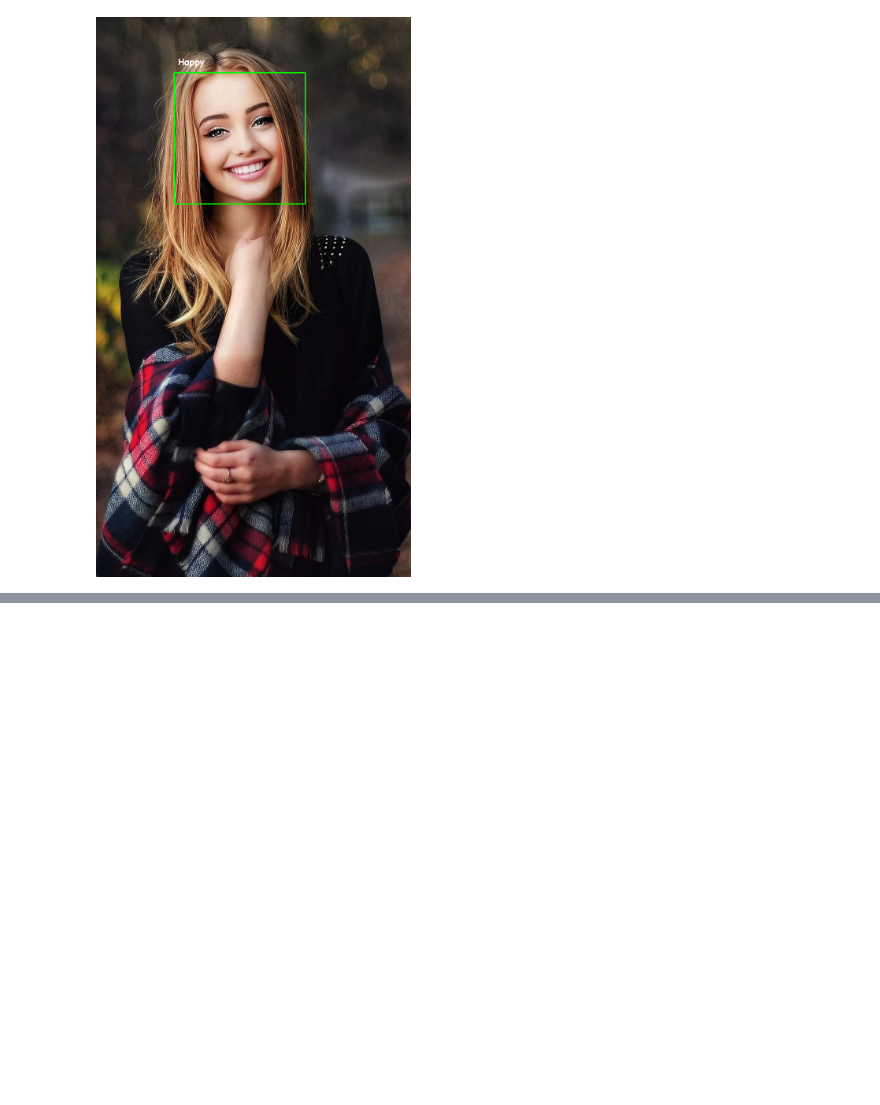
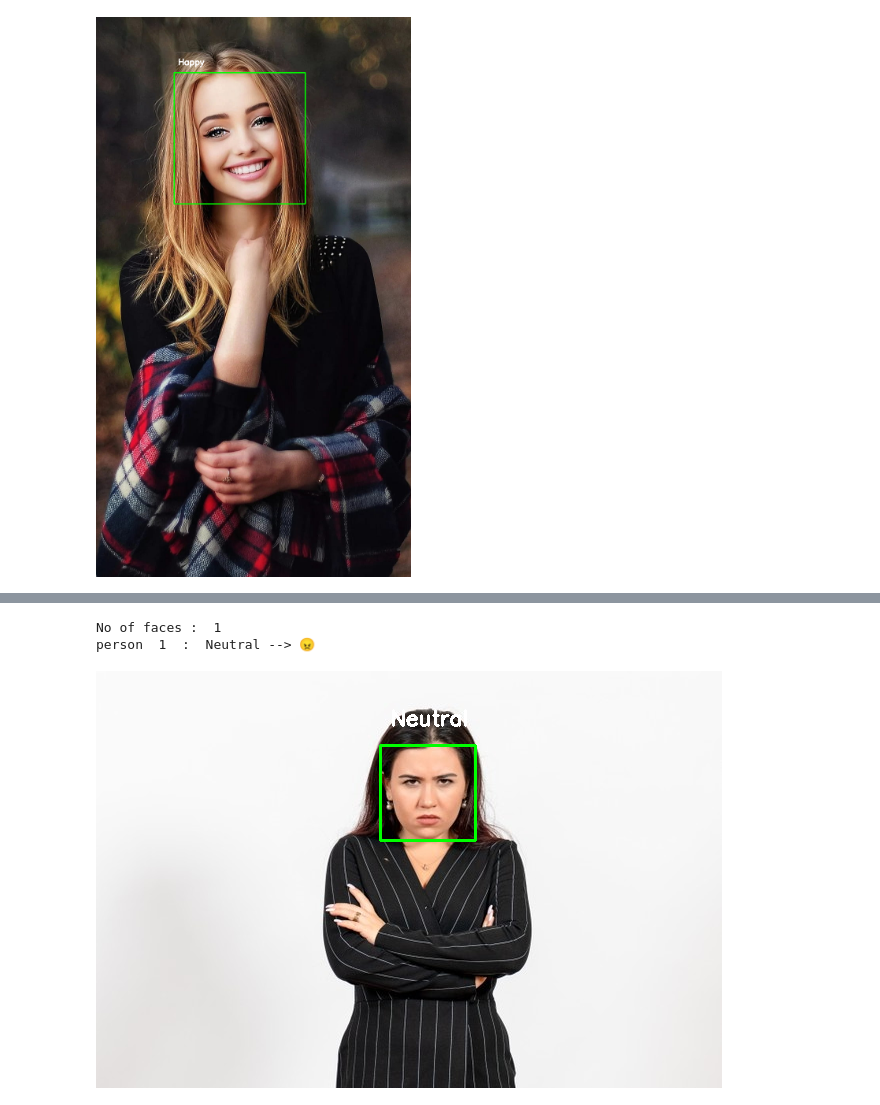
Before and after one commit to UthamanA/Facial-Emotion-Recognition, a Jupyter notebook: Face_Emotion_Recognition_Uthaman_A.ipynb, the cells around one changed output, grey strips where cells are left out. Drawn from its saved outputs; the diff is of its cells as text; code cells hidden in the pictures; blank space fills up the shorter version.

```diff
--- a/Face_Emotion_Recognition_Uthaman_A.ipynb
+++ b/Face_Emotion_Recognition_Uthaman_A.ipynb
@@ -809,0 +816,6 @@ person  1  :  Happy --> 😊
+# %%
+_predict("images/image7.jpg")
+# %% [output]
+No of faces :  1
+person  1  :  Neutral --> 😠
+[figure, added]
```
Also changed, not shown: parts of 7 cells of this notebook.
